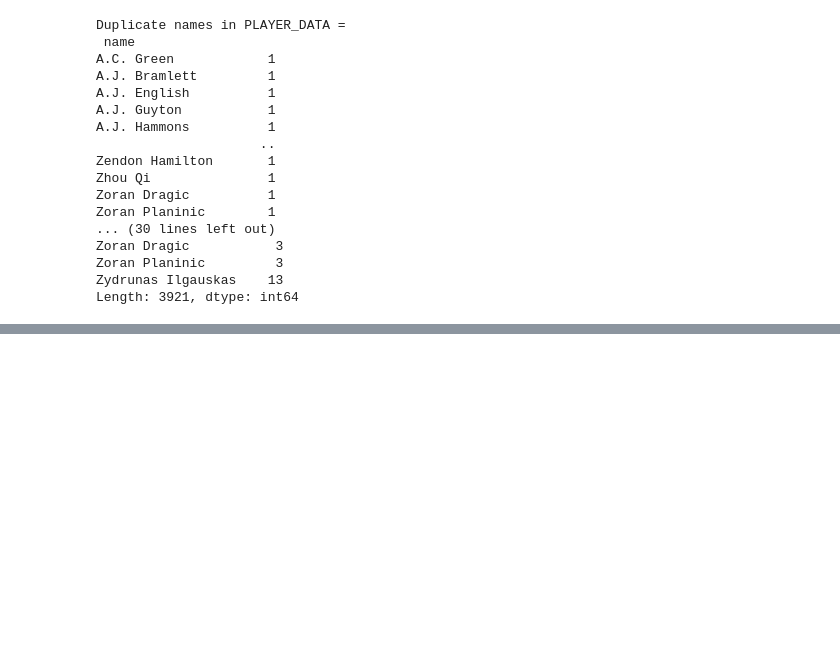
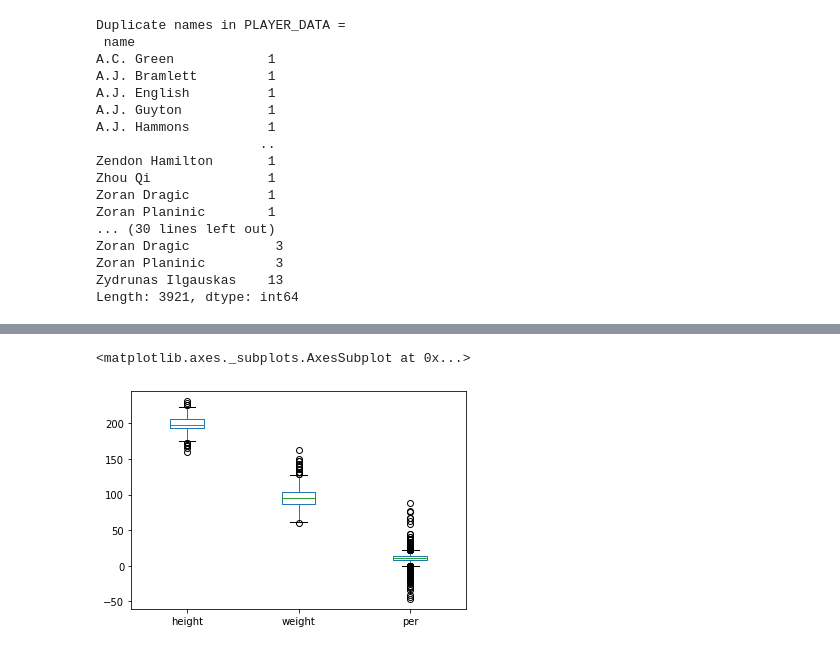
Before and after one commit to nickhil-tekwani/NBA-Data-ML-Model, a Jupyter notebook: nba_regression.ipynb, the cells around one changed output, grey strips where cells are left out. Drawn from its saved outputs; the diff is of its cells as text; code cells hidden in the pictures; blank space fills up the shorter version.

```diff
--- a/nba_regression.ipynb
+++ b/nba_regression.ipynb
@@ -141,0 +128,19 @@ final_cleaned_pd
+# %%
+# CONVERT HEIGHT TO CM AND WEIGHT TO KGS
+# function for converting height in "feet-inches" to inches
+def height_to_inches(h):
+    height = h.split('-')
+    feet = int(height[0])
+    inches = int(height[1])
+    total = (feet*12) + inches
+    return total
+# function for converting height in inches to cm
+def inches_to_cm(i):
+    return i * 2.54
+# function for converting weight in lbs to kgs
+def lbs_to_kgs(l):
+    return l * 0.453592
+
+temp_1 = new_merged["height"].apply(height_to_inches)
+temp_2 = temp_1.apply(inches_to_cm)
+new_merged["height"] = temp_2
@@ -141,0 +260,6 @@ final_cleaned_pd
+# %%
+# visualization
+nba_df.boxplot(column=['height', 'weight', 'per'], grid=False)
+# %% [output]
+<matplotlib.axes._subplots.AxesSubplot at 0x...>
+[figure, added]
```
Also changed, not shown: parts of 12 cells of this notebook.
